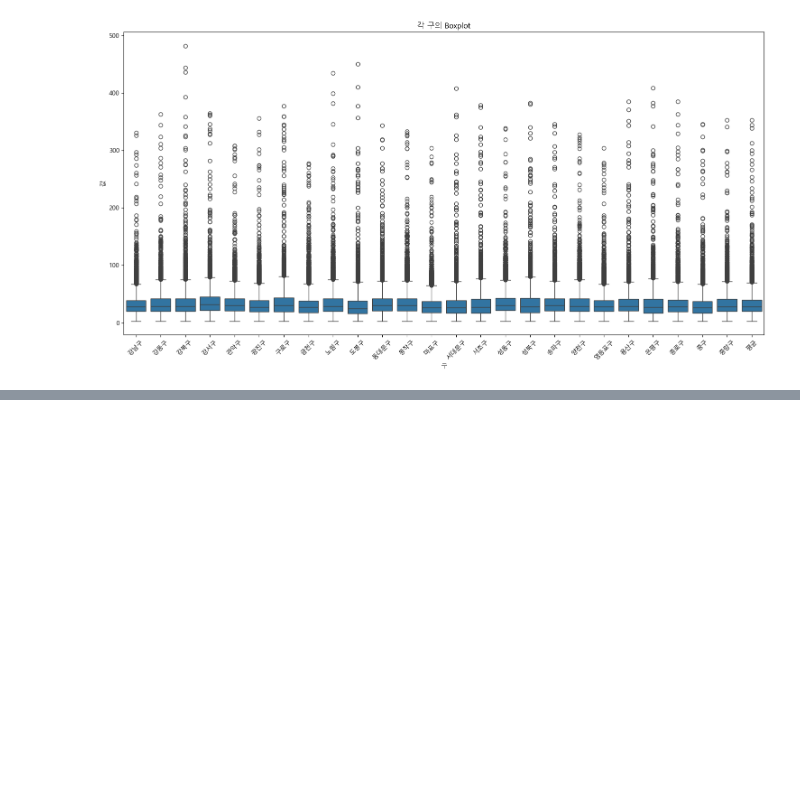
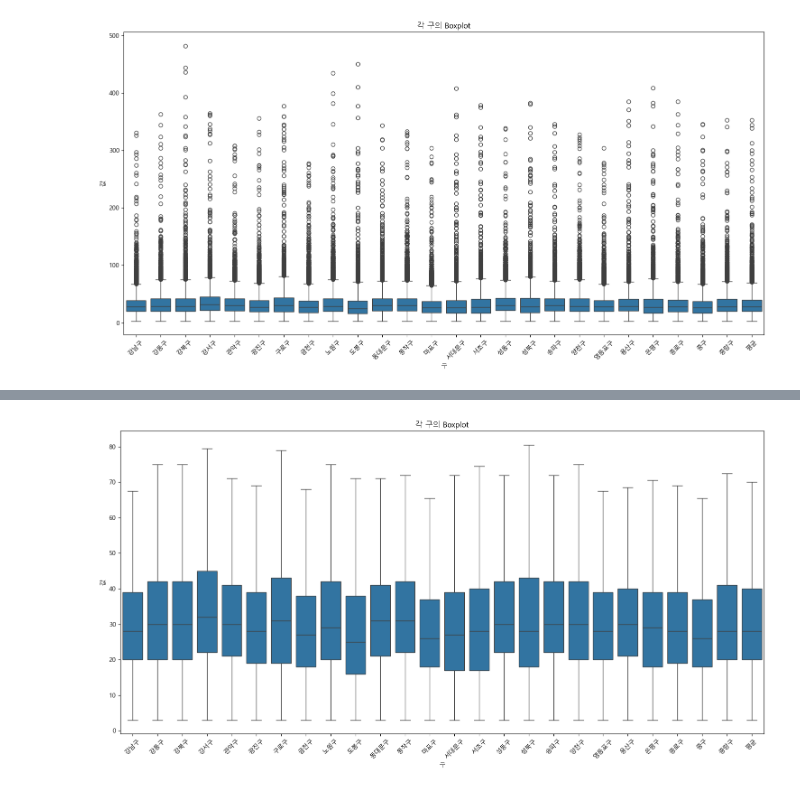
Before and after one commit to 98jiyong/AIProject, a Jupyter notebook: 20250109_dust.ipynb, the cells around one changed output, grey strips where cells are left out. Saved outputs shown, nothing was run; the diff lists cells and outputs as text; code cells hidden in the pictures; blank space fills up the shorter version.

```diff
--- a/20250109_dust.ipynb
+++ b/20250109_dust.ipynb
@@ -140,0 +142,3 @@ plt.show()
+# %%
+# 데이터타입 변경 (날짜)
+df['date'] = pd.to_datetime(df['date'])
@@ -140,0 +165,6 @@ plt.show()
+# %%
+# 결측치 처리 (평균값)
+# 각 구의 평균값으로 결측치 대체
+for col in df.columns[1:]:  # 'date' 컬럼 제외
+    mean_value = df[col].mean()
+    df.fillna({col: mean_value}, inplace=True)
@@ -140,0 +191,32 @@ plt.show()
+# %%
+# 클리핑 처리 함수 정의
+def clip_outliers(series):
+  Q1 = series.quantile(0.25)
+  Q3 = series.quantile(0.75)
+  IQR = Q3 - Q1
+  lower_bound = Q1 - 1.5 * IQR
+  upper_bound = Q3 + 1.5 * IQR
+
+  # 클리핑
+  series = series.clip(lower=lower_bound, upper=upper_bound)
+
+  return series
+
+# 각 구의 이상치 클리핑 처리
+for col in df.columns[1:]:
+    df[col] = clip_outliers(df[col])
+# %%
+# 이상치 확인
+df_melted = df.melt(id_vars='date', value_vars=df.columns[1:], var_name='구', value_name='값')
+
+# boxplot 생성
+plt.figure(figsize=(15, 8))
+sns.boxplot(x='구', y='값', data=df_melted)
+plt.xticks(rotation=45)
+plt.title('각 구의 Boxplot')
+plt.xlabel('구')
+plt.ylabel('값')
+plt.tight_layout()
+plt.show()
+# %% [output]
+[figure, added]
```
Also changed, not shown: parts of 6 cells of this notebook.
